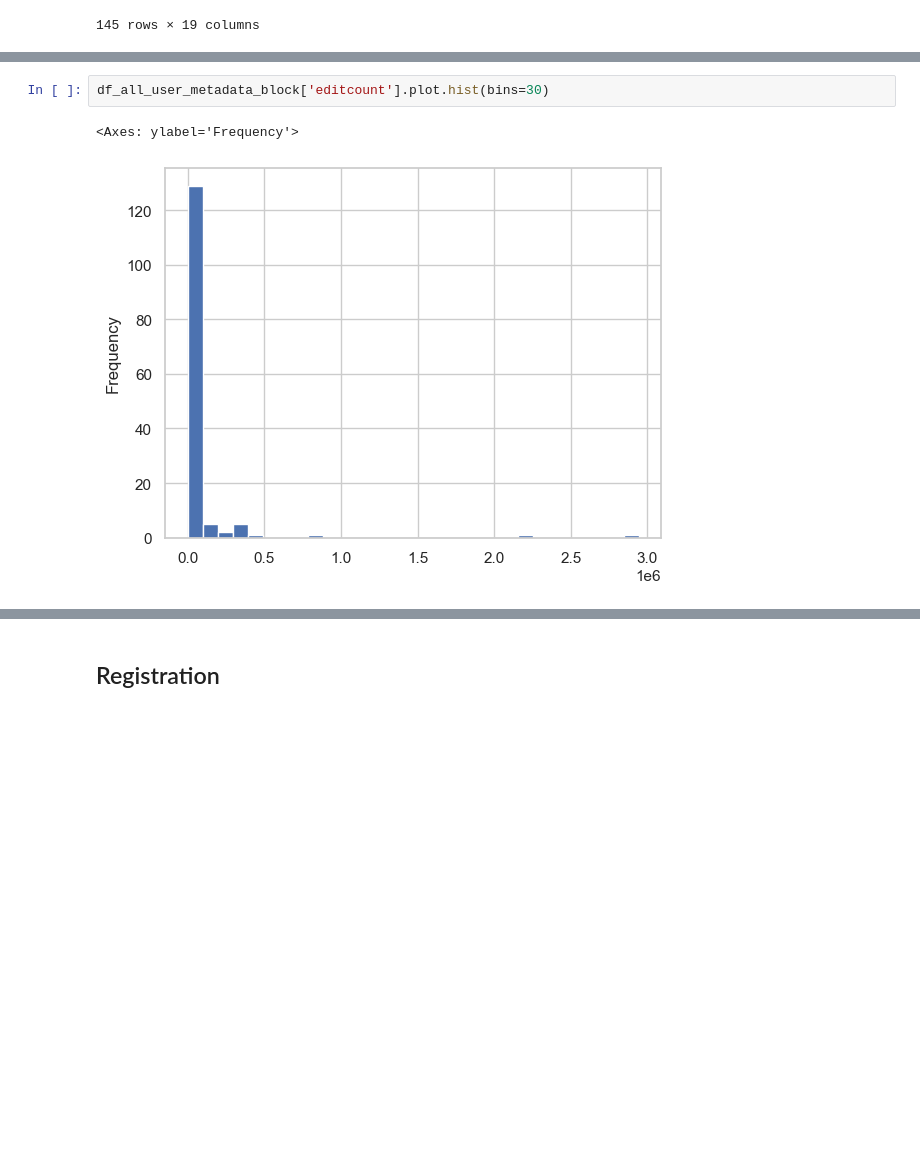
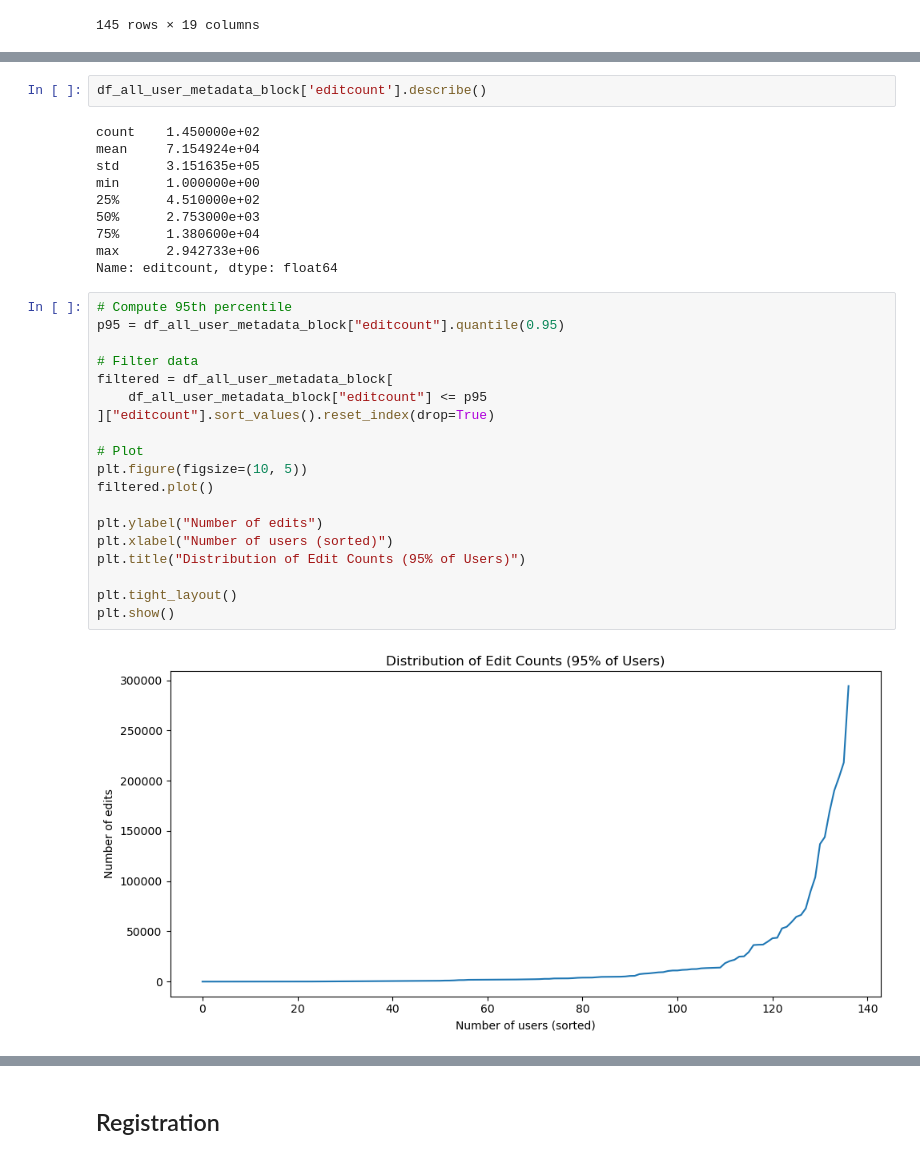
Before and after one commit to dh-epfl-students/dhlab-cultural-weaponisation-ukraine-benchmark, a Jupyter notebook: notebooks/All Users Analysis/users_metadata.ipynb, the cells around one changed output, grey strips where cells are left out. Cells and saved outputs as stored; diff of their text form; blank space fills up the shorter version.

```diff
--- a/notebooks/All Users Analysis/users_metadata.ipynb
+++ b/notebooks/All Users Analysis/users_metadata.ipynb
@@ -161,8 +161,36 @@ df_all_user_metadata_block['gender'].value_counts().plot.pie(autopct='%1.1f%%')
 # %%
-df_all_user_metadata_block['editcount'].plot.hist(bins=30)
+df_all_user_metadata_block['editcount'].describe()
 # %% [output]
-<Axes: ylabel='Frequency'>
+count    1.450000e+02
+mean     7.154924e+04
+std      3.151635e+05
+min      1.000000e+00
+25%      4.510000e+02
+50%      2.753000e+03
+75%      1.380600e+04
+max      2.942733e+06
+Name: editcount, dtype: float64
-[figure, removed]
+# %%
+# Compute 95th percentile
+p95 = df_all_user_metadata_block["editcount"].quantile(0.95)
+
+# Filter data
+filtered = df_all_user_metadata_block[
+    df_all_user_metadata_block["editcount"] <= p95
+]["editcount"].sort_values().reset_index(drop=True)
+
+# Plot
+plt.figure(figsize=(10, 5))
+filtered.plot()
+
+plt.ylabel("Number of edits")
+plt.xlabel("Number of users (sorted)")
+plt.title("Distribution of Edit Counts (95% of Users)")
+
+plt.tight_layout()
+plt.show()
+# %% [output]
+[figure, added]
 # %%
 # get a valid date format for the registration date
 df_all_user_metadata_block['registration'] = pd.to_datetime(
```
Also changed, not shown: parts of 8 cells of this notebook, 16 other files.
